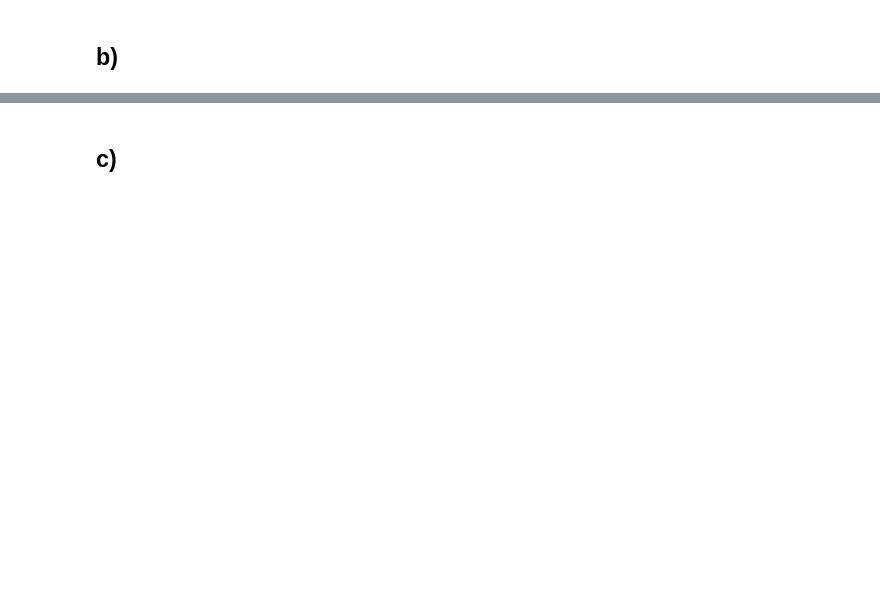
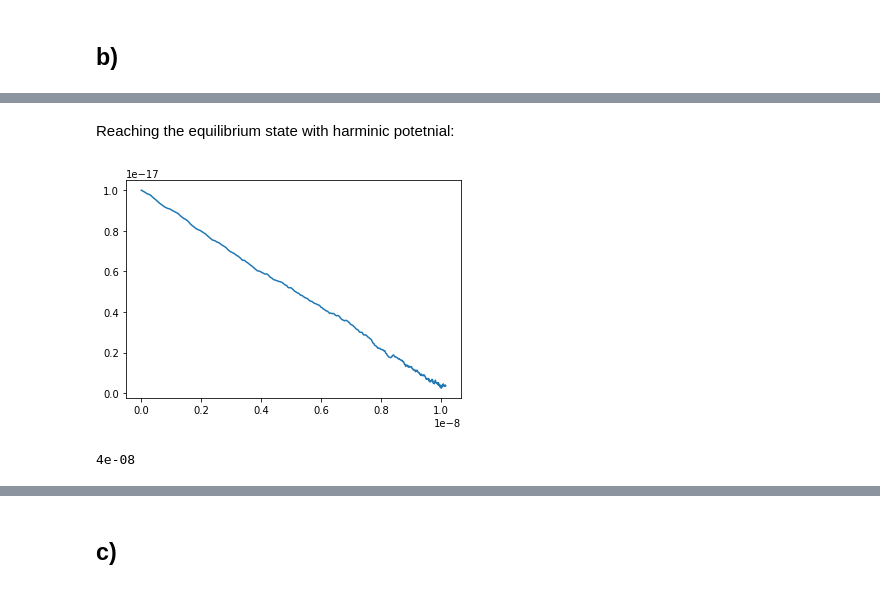
Before and after one commit to evabertalan/comp_physics, a Jupyter notebook: 3/3_Langevin equation.ipynb, the cells around one changed output, grey strips where cells are left out. Cells and saved outputs as stored; diff of their text form; code cells hidden in the pictures; blank space fills up the shorter version.

```diff
--- a/3/3_Langevin equation.ipynb
+++ b/3/3_Langevin equation.ipynb
@@ -188,0 +109,10 @@ print(E_kin)
+# %% [markdown]
+Reaching the equilibrium state with harminic potetnial:
+# %%
+t_eq_harmonic = harmonic.num_steps[400]
+plt.plot(harmonic.r[0:400], harmonic.p[0:400])
+plt.show()
+print(t_eq_harmonic) #4*10**-8 s = 40ns
+# %% [output]
+[figure, added]
+4e-08
```
Also changed, not shown: parts of 24 cells of this notebook.
